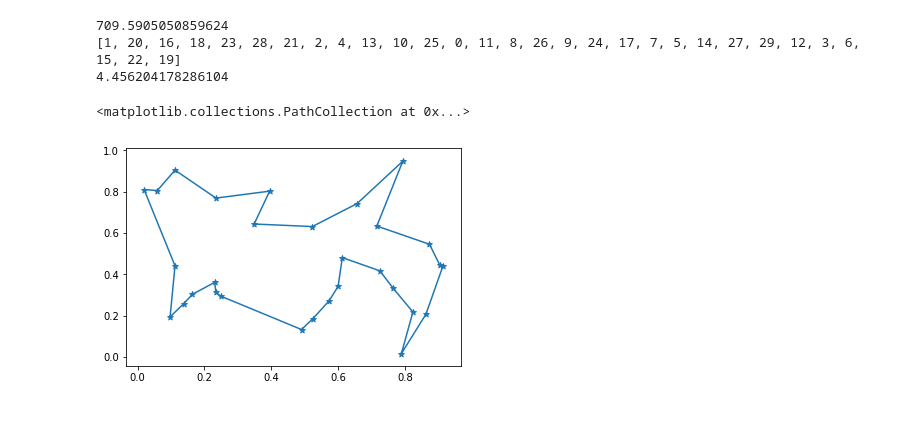
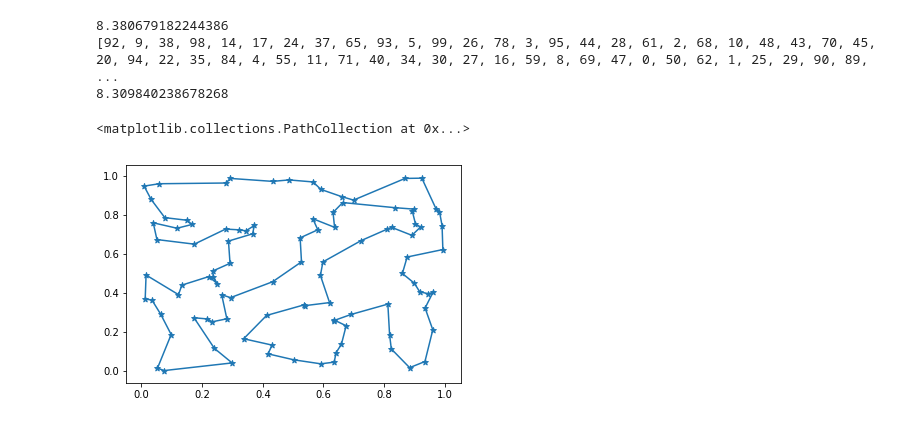
Before and after one commit to xetqL/TSP-SA, a Jupyter notebook: TSP-SimulatedAnnealing.ipynb, the cells around one changed output. Drawn from its saved outputs; the diff is of its cells as text; code cells hidden in the pictures.

```diff
--- a/TSP-SimulatedAnnealing.ipynb
+++ b/TSP-SimulatedAnnealing.ipynb
@@ -31,6 +31,7 @@ def simulated_annealing_bootstrap(S_current, targetInitTemp, funcFitness, funcMo
     print(fitnessDiffSum)
     return set_initial_temperature(m1, m2, fitnessDiffSum / m1, targetInitTemp)
 
+@jit
 def simulated_annealing(S_current, initAccept, funcFitness, funcMove):
     T = simulated_annealing_bootstrap(S_current, initAccept, funcFitness, funcMove)
     N = len(S_current)
@@ -44,7 +45,7 @@ def simulated_annealing(S_current, initAccept, funcFitness, funcMove):
         currentFitness = funcFitness(S_current)
         hasImproved = False
         while N_accept < 12*N and N_iter < 100*N:
-            S_new = funcMove(deepcopy(S_current))
+            S_new = funcMove(S_current[:])
             newFitness = funcFitness(S_new)
             if accept(newFitness-currentFitness, T):
                 S_current = S_new
@@ -56,9 +57,11 @@ def simulated_annealing(S_current, initAccept, funcFitness, funcMove):
             hasntImproved += 1
         else:
             hasntImproved = 0
+
+        T = 0.9*T
+
         sys.stdout.write("Temperature: %f;  Current Fitness: %f\t\r" % (T, funcFitness(S_current)))
         sys.stdout.flush()
-        T = 0.8*T
     return S_current
 # %%
 @jit
@@ -88,18 +91,13 @@ def two_opt_algorithm(solution, distance):
                         solution[i+1], solution[j] = solution[j], solution[i+1]
                         change = True
     return solution
-
+@jit
 def two_opt_move(solution, distance):
-    id1    = list(range(len(solution)))
-    id2    = list(range(len(solution)))
-    np.random.shuffle(id1)
-    np.random.shuffle(id2)
     S = len(solution)
-    for i in id1:
-        for j in id2:
-            if j != i-1 and j != i and j != i+1:
-                if distance[solution[i]][solution[(i+1)%S]] + distance[solution[j]][solution[(j+1)%S]] >= distance[solution[i]][solution[j]] + distance[solution[(i+1)%S]][solution[(j+1)%S]]:
-                    solution[(i+1)%S], solution[j] = solution[j], solution[(i+1)%S]
+    i = j = np.random.randint(0, S)
+    while i==j:
+        j = np.random.randint(0, S)
+    solution[i+1:j+1] = solution[i+1:j+1][::-1]
     return solution
 
 def get_travel(solution, city_points):
@@ -120,22 +118,25 @@ def init_tsp(NB_CITIES):
     return cities, distances
 # %%
 #%%prun -s cumulative -q -l 10 -T prun0
-NB_CITIES=30
+
+NB_CITIES = 100
 cities, distances = init_tsp(NB_CITIES)
 solution=(list(range(NB_CITIES)))
 np.random.shuffle(solution)
-solution = simulated_annealing(solution, 0.3, lambda solution: fitness(solution, distances), lambda solution: two_opt_move(solution, distances))
+
+solution = simulated_annealing(solution, 0.5, lambda solution: fitness(solution, distances), lambda solution: two_opt_move(solution, distances))
+
 print(solution)
 print(fitness(solution, distances))
 x, y = zip(*get_travel(solution, deepcopy(cities)))
 plt.plot(x,y)
 x, y = zip(*cities)
 plt.scatter(x, y, marker='*')
 # %% [output]
-709.5905050859624
-[1, 20, 16, 18, 23, 28, 21, 2, 4, 13, 10, 25, 0, 11, 8, 26, 9, 24, 17, 7, 5, 14, 27, 29, 12, 3, 6, 15, 22, 19]
-4.456204178286104
+8.380679182244386
+[92, 9, 38, 98, 14, 17, 24, 37, 65, 93, 5, 99, 26, 78, 3, 95, 44, 28, 61, 2, 68, 10, 48, 43, 70, 45, 20, 94, 22, 35, 84, 4, 55, 11, 71, 40, 34, 30, 27, 16, 59, 8, 69, 47, 0, 50, 62, 1, 25, 29, 90, 89, ...
+8.309840238678268
 <matplotlib.collections.PathCollection at 0x...>
-[figure, old version]
+[figure, new version]
 # %%
 #print(open('prun0', 'r').read())
```
Also changed, not shown: parts of 3 cells of this notebook.
